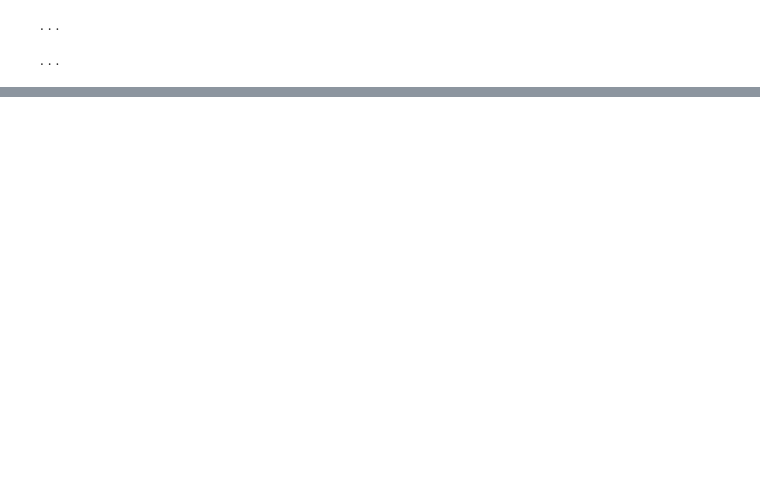
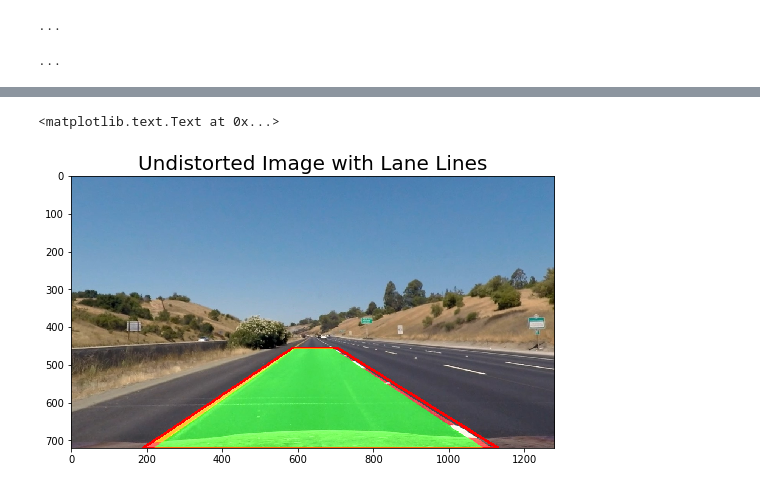
Before and after one commit to simonwisseler/CameraCalibration-PerspectiveTransform-Sobel-Polyfit_LaneDetection, a Jupyter notebook: detect_lane.ipynb, the cells around one changed output, grey strips where cells are left out. Drawn from its saved outputs; the diff is of its cells as text; code cells hidden in the pictures; blank space fills up the shorter version.

Commit message:
Add Draw Lane Lines

```diff
--- a/detect_lane.ipynb
+++ b/detect_lane.ipynb
@@ -619,8 +597,7 @@ def visualize_polyfitted_lines(bin_img, left_fit, right_fit):
     """
     Takes as input binary image 'bin_img',
     and polynomial coefficients for left and right polyfit curves 'left_fit' and 'right_fit'.
-    Outputs a plot showing the input image including the fitted lane lines
-    ...
+    Outputs the input image including the fitted lane lines
     """
     # determine height of input image
     img_height = bin_img.shape[0]
@@ -658,35 +628,0 @@ visualize_polyfitted_lines(combined_sobel_img, left_fit, right_fit)
-# %%
-def draw_lane_lines(orig_img, bin_img, left_fit, right_fit, M_inv):
-    """
-    Takes as input original RGB image 'orig_img', its un
-    """
-    copied_img = np.copy(orig_img)
-
-    if l_fit is None or r_fit is None:
-        return original_img
-    # Create an image to draw the lines on
-    warp_zero = np.zeros_like(binary_img).astype(np.uint8)
-    color_warp = np.dstack((warp_zero, warp_zero, warp_zero))
-
-    h,w = binary_img.shape
-    ploty = np.linspace(0, h-1, num=h)# to cover same y-range as image
-    left_fitx = l_fit[0]*ploty**2 + l_fit[1]*ploty + l_fit[2]
-    right_fitx = r_fit[0]*ploty**2 + r_fit[1]*ploty + r_fit[2]
-
-    # Recast the x and y points into usable format for cv2.fillPoly()
-    pts_left = np.array([np.transpose(np.vstack([left_fitx, ploty]))])
-    pts_right = np.array([np.flipud(np.transpose(np.vstack([right_fitx, ploty])))])
-    pts = np.hstack((pts_left, pts_right))
-
-    # Draw the lane onto the warped blank image
-    cv2.fillPoly(color_warp, np.int_([pts]), (0,255, 0))
-    cv2.polylines(color_warp, np.int32([pts_left]), isClosed=False, color=(255,0,255), thickness=15)
-    cv2.polylines(color_warp, np.int32([pts_right]), isClosed=False, color=(0,255,255), thickness=15)
-
-    # Warp the blank back to original image space using inverse perspective matrix (Minv)
-    newwarp = cv2.warpPerspective(color_warp, Minv, (w, h))
-    # Combine the result with the original image
-    result = cv2.addWeighted(new_img, 1, newwarp, 0.5, 0)
-    return result
-
-print('...')
@@ -694,0 +693,9 @@ print('...')
+# %%
+img_with_lanes = draw_lane_lines(undist_img, combined_sobel_img, left_fit, right_fit, M_inv)
+
+fig, axis = plt.subplots(1, 1, figsize = (10, 5))
+axis.imshow(img_with_lanes)
+axis.set_title('Undistorted Image with Lane Lines', fontsize = 20)
+# %% [output]
+<matplotlib.text.Text at 0x...>
+[figure, added]
```
Also changed, not shown: parts of 7 cells of this notebook.
